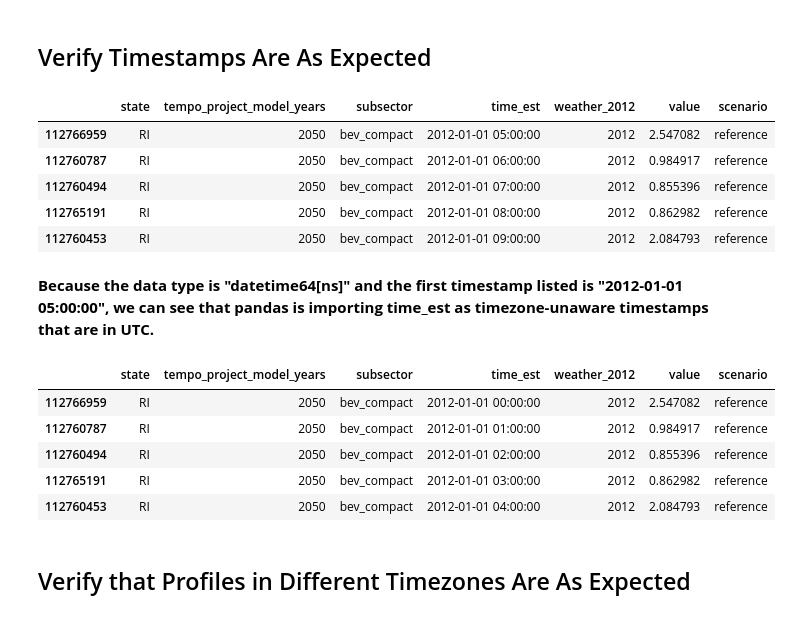
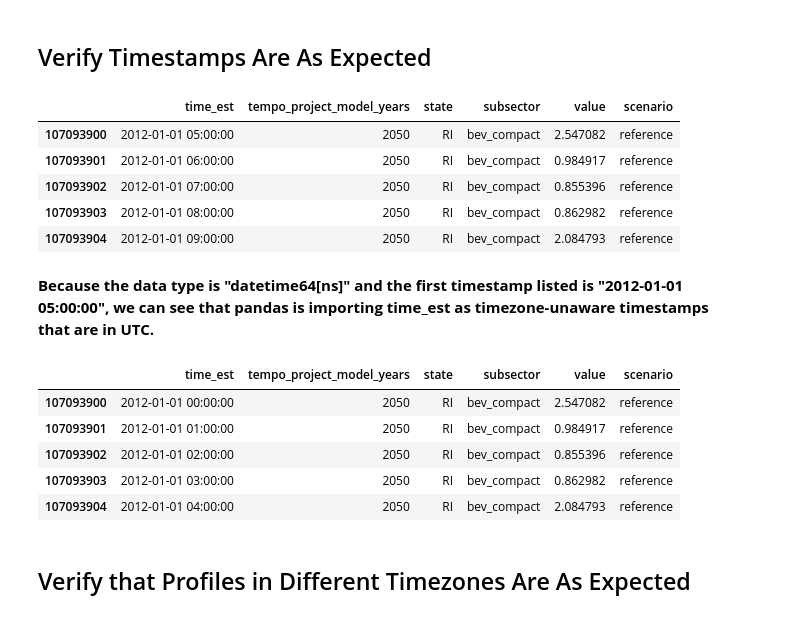
Before and after one commit to dsgrid/dsgrid-project-StandardScenarios, a Jupyter notebook: tempo_project/notebooks/examples-pandas.ipynb, the cells around one changed output. Drawn from its saved outputs; the diff is of its cells as text; code cells hidden in the pictures.

```diff
--- a/tempo_project/notebooks/examples-pandas.ipynb
+++ b/tempo_project/notebooks/examples-pandas.ipynb
@@ -63,6 +56,20 @@ columns_by_type = {dim_type: metadata["dimensions"][dim_type][0]["column_names"]
 # %%
 # Load data table
-filepath = data_dir / dataset_name / "table.parquet"
-df = pd.read_parquet(filepath)
+filepath = data_dir / dataset_name / "table.csv"
+if not filepath.exists():
+    filepath = data_dir / dataset_name / "table.parquet"
+
+if filepath.suffix == ".csv":
+    kwargs = {
+        "dtype": { columns_by_type['model_year']: str }
+    }
+    if columns_by_type['time'] == "time_est":
+        kwargs["parse_dates"] = ["time_est"]
+
+    df = pd.read_csv(filepath, **kwargs)
+else:
+    df = pd.read_parquet(filepath)
+
+logger.info(df.dtypes)
 df.head(5)
 # %% [output]
@@ -122,29 +118,42 @@ assert columns_by_type["time"] == "time_est", "Code in this section only makes s
 # %%
 # select a subset of the data and look at initial timestamps
 
 inds = (df["scenario"] == 'reference') & (df[columns_by_type['model_year']] == '2050')
 
 if columns_by_type['geography'] == "census_division":
     inds &= (df[columns_by_type['geography']] == 'middle_atlantic')
 elif columns_by_type['geography'] == "state":
     inds &= (df[columns_by_type['geography']] == 'RI')
+elif columns_by_type['geography'] == "county":
+    inds &= (df[columns_by_type['geography']] == '39023')
 else:
     raise NotImplementedError()
 
-if columns_by_type['subsector'] == "subsector":
+if "subsector" not in columns_by_type:
+    pass
+elif columns_by_type['subsector'] == "subsector":
     inds &= (df[columns_by_type['subsector']] == 'bev_compact')
+elif columns_by_type['subsector'] == "household_and_vehicle_type":
+    inds &= (df[columns_by_type['subsector']] == 'Some_Drivers_Larger+Low_Income+Second_City+Pickup+BEV_100')
+else:
+    raise NotImplementedError()
+
+if columns_by_type['metric'] == "end_uses_by_fuel_type":
+    pass
+elif columns_by_type['metric'] == "end_use":
+    inds &= (df[columns_by_type['metric']] == 'electricity_ev_l1l2')
 else:
     raise NotImplementedError()
 
 df2 = df[inds].sort_values("time_est")
 df2.head(5)
 # %% [output]
-|  | state | tempo_project_model_years | subsector | time_est | weather_2012 | value | scenario |
-| 112766959 | RI | 2050 | bev_compact | 2012-01-01 05:00:00 | 2012 | 2.547082 | reference |
-| 112760787 | RI | 2050 | bev_compact | 2012-01-01 06:00:00 | 2012 | 0.984917 | reference |
-| 112760494 | RI | 2050 | bev_compact | 2012-01-01 07:00:00 | 2012 | 0.855396 | reference |
-| 112765191 | RI | 2050 | bev_compact | 2012-01-01 08:00:00 | 2012 | 0.862982 | reference |
-| 112760453 | RI | 2050 | bev_compact | 2012-01-01 09:00:00 | 2012 | 2.084793 | reference |
+|  | time_est | tempo_project_model_years | state | subsector | value | scenario |
+| 107093900 | 2012-01-01 05:00:00 | 2050 | RI | bev_compact | 2.547082 | reference |
+| 107093901 | 2012-01-01 06:00:00 | 2050 | RI | bev_compact | 0.984917 | reference |
+| 107093902 | 2012-01-01 07:00:00 | 2050 | RI | bev_compact | 0.855396 | reference |
+| 107093903 | 2012-01-01 08:00:00 | 2050 | RI | bev_compact | 0.862982 | reference |
+| 107093904 | 2012-01-01 09:00:00 | 2050 | RI | bev_compact | 2.084793 | reference |
 # %% [markdown]
 **Because the data type is "datetime64[ns]" and the first timestamp listed is "2012-01-01 05:00:00", we can see that pandas is importing time_est as timezone-unaware timestamps that are in UTC.**
 # %%
@@ -154,12 +163,12 @@ df3 = df2.copy()
 df3["time_est"] = df3["time_est"] - dt.timedelta(hours=5)
 df3.head(5)
 # %% [output]
-|  | state | tempo_project_model_years | subsector | time_est | weather_2012 | value | scenario |
-| 112766959 | RI | 2050 | bev_compact | 2012-01-01 00:00:00 | 2012 | 2.547082 | reference |
-| 112760787 | RI | 2050 | bev_compact | 2012-01-01 01:00:00 | 2012 | 0.984917 | reference |
-| 112760494 | RI | 2050 | bev_compact | 2012-01-01 02:00:00 | 2012 | 0.855396 | reference |
-| 112765191 | RI | 2050 | bev_compact | 2012-01-01 03:00:00 | 2012 | 0.862982 | reference |
-| 112760453 | RI | 2050 | bev_compact | 2012-01-01 04:00:00 | 2012 | 2.084793 | reference |
+|  | time_est | tempo_project_model_years | state | subsector | value | scenario |
+| 107093900 | 2012-01-01 00:00:00 | 2050 | RI | bev_compact | 2.547082 | reference |
+| 107093901 | 2012-01-01 01:00:00 | 2050 | RI | bev_compact | 0.984917 | reference |
+| 107093902 | 2012-01-01 02:00:00 | 2050 | RI | bev_compact | 0.855396 | reference |
+| 107093903 | 2012-01-01 03:00:00 | 2050 | RI | bev_compact | 0.862982 | reference |
+| 107093904 | 2012-01-01 04:00:00 | 2050 | RI | bev_compact | 2.084793 | reference |
 # %% [markdown]
 ## Verify that Profiles in Different Timezones Are As Expected
 # %%
```
Also changed, not shown: parts of 8 cells of this notebook, 4 other files.
